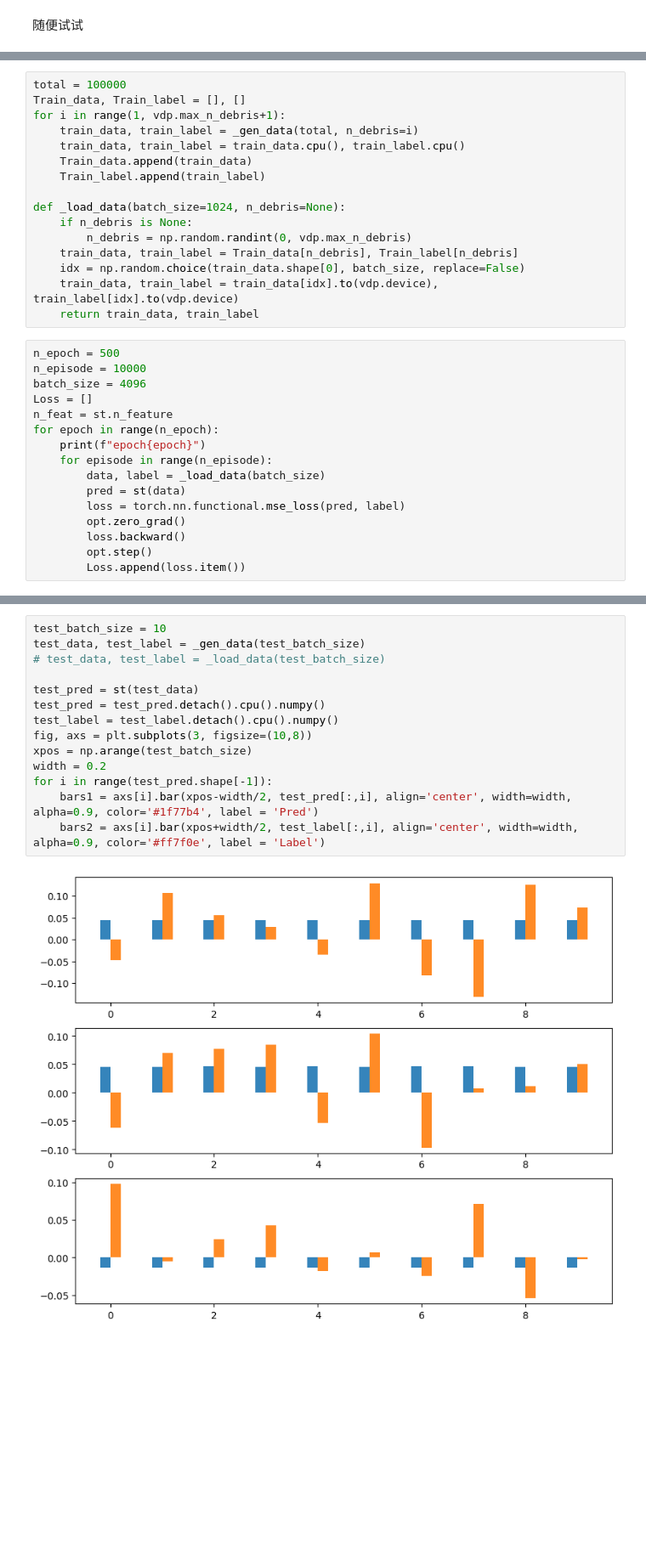
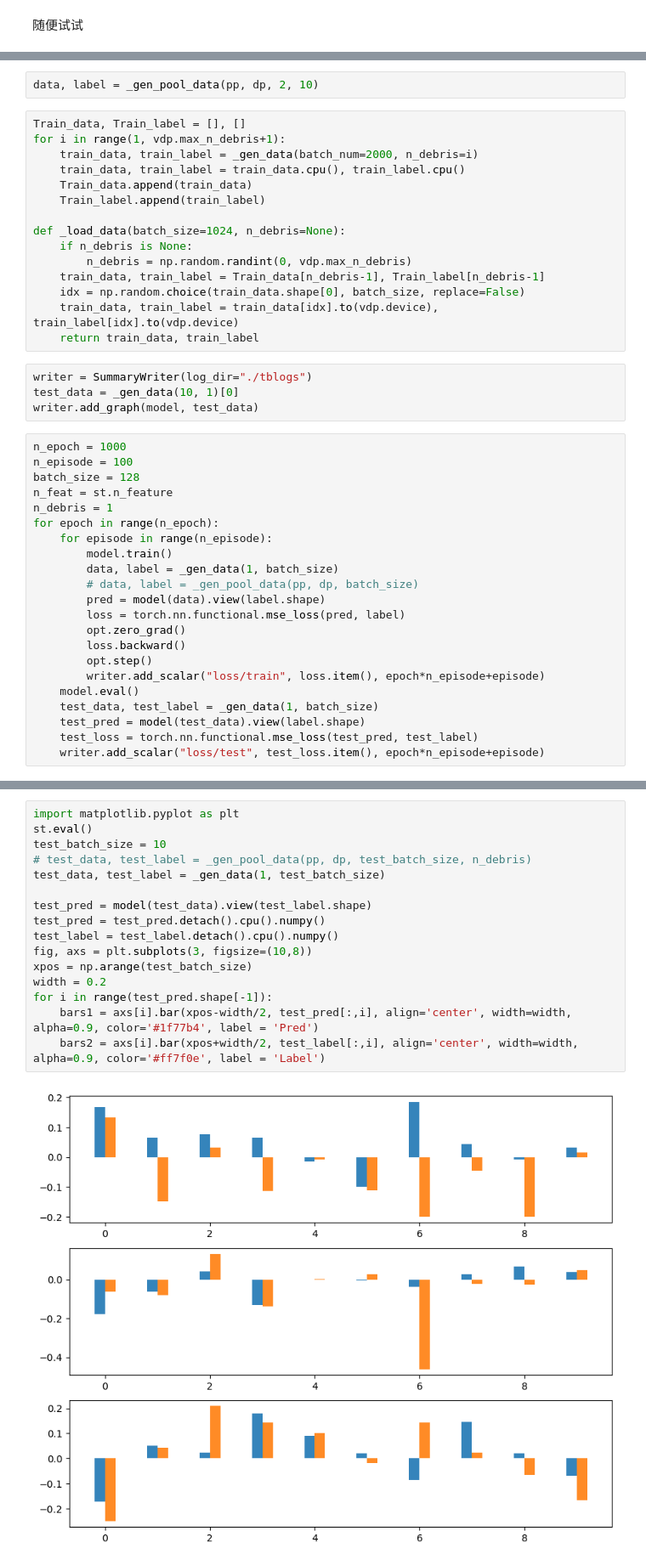
Before and after one commit to liziyao99/multi-debris-avoidance, a Jupyter notebook: test.ipynb, the cells around one changed output, grey strips where cells are left out. Shown at 85% size. Saved outputs shown, nothing was run; the diff lists cells and outputs as text; blank space fills up the shorter version.

```diff
--- a/test.ipynb
+++ b/test.ipynb
@@ -853,8 +957,9 @@ def _gen_data(batch_size=1024, n_debris=None):
+# %%
+data, label = _gen_pool_data(pp, dp, 2, 10)
 # %%
-total = 100000
 Train_data, Train_label = [], []
 for i in range(1, vdp.max_n_debris+1):
-    train_data, train_label = _gen_data(total, n_debris=i)
+    train_data, train_label = _gen_data(batch_num=2000, n_debris=i)
     train_data, train_label = train_data.cpu(), train_label.cpu()
     Train_data.append(train_data)
     Train_label.append(train_label)
@@ -862,23 +967,33 @@ for i in range(1, vdp.max_n_debris+1):
 def _load_data(batch_size=1024, n_debris=None):
     if n_debris is None:
         n_debris = np.random.randint(0, vdp.max_n_debris)
-    train_data, train_label = Train_data[n_debris], Train_label[n_debris]
+    train_data, train_label = Train_data[n_debris-1], Train_label[n_debris-1]
     idx = np.random.choice(train_data.shape[0], batch_size, replace=False)
     train_data, train_label = train_data[idx].to(vdp.device), train_label[idx].to(vdp.device)
     return train_data, train_label
+# %%
+writer = SummaryWriter(log_dir="./tblogs")
+test_data = _gen_data(10, 1)[0]
+writer.add_graph(model, test_data)
 # %%
-n_epoch = 500
-n_episode = 10000
-batch_size = 4096
-Loss = []
+n_epoch = 1000
+n_episode = 100
+batch_size = 128
 n_feat = st.n_feature
+n_debris = 1
 for epoch in range(n_epoch):
-    print(f"epoch{epoch}")
     for episode in range(n_episode):
-        data, label = _load_data(batch_size)
-        pred = st(data)
+        model.train()
+        data, label = _gen_data(1, batch_size)
+        # data, label = _gen_pool_data(pp, dp, batch_size)
+        pred = model(data).view(label.shape)
         loss = torch.nn.functional.mse_loss(pred, label)
         opt.zero_grad()
         loss.backward()
         opt.step()
-        Loss.append(loss.item())
+        writer.add_scalar("loss/train", loss.item(), epoch*n_episode+episode)
+    model.eval()
+    test_data, test_label = _gen_data(1, batch_size)
+    test_pred = model(test_data).view(label.shape)
+    test_loss = torch.nn.functional.mse_loss(test_pred, test_label)
+    writer.add_scalar("loss/test", test_loss.item(), epoch*n_episode+episode)
@@ -903,16 +1000,18 @@ plt.show()
 # %%
+import matplotlib.pyplot as plt
+st.eval()
 test_batch_size = 10
-test_data, test_label = _gen_data(test_batch_size)
-# test_data, test_label = _load_data(test_batch_size)
+# test_data, test_label = _gen_pool_data(pp, dp, test_batch_size, n_debris)
+test_data, test_label = _gen_data(1, test_batch_size)
 
-test_pred = st(test_data)
+test_pred = model(test_data).view(test_label.shape)
 test_pred = test_pred.detach().cpu().numpy()
 test_label = test_label.detach().cpu().numpy()
 fig, axs = plt.subplots(3, figsize=(10,8))
 xpos = np.arange(test_batch_size)
 width = 0.2
 for i in range(test_pred.shape[-1]):
     bars1 = axs[i].bar(xpos-width/2, test_pred[:,i], align='center', width=width, alpha=0.9, color='#1f77b4', label = 'Pred')
     bars2 = axs[i].bar(xpos+width/2, test_label[:,i], align='center', width=width, alpha=0.9, color='#ff7f0e', label = 'Label')
 # %% [output]
-[figure, old version]
+[figure, new version]
```
Also changed, not shown: parts of 18 cells of this notebook, 5 other files.
